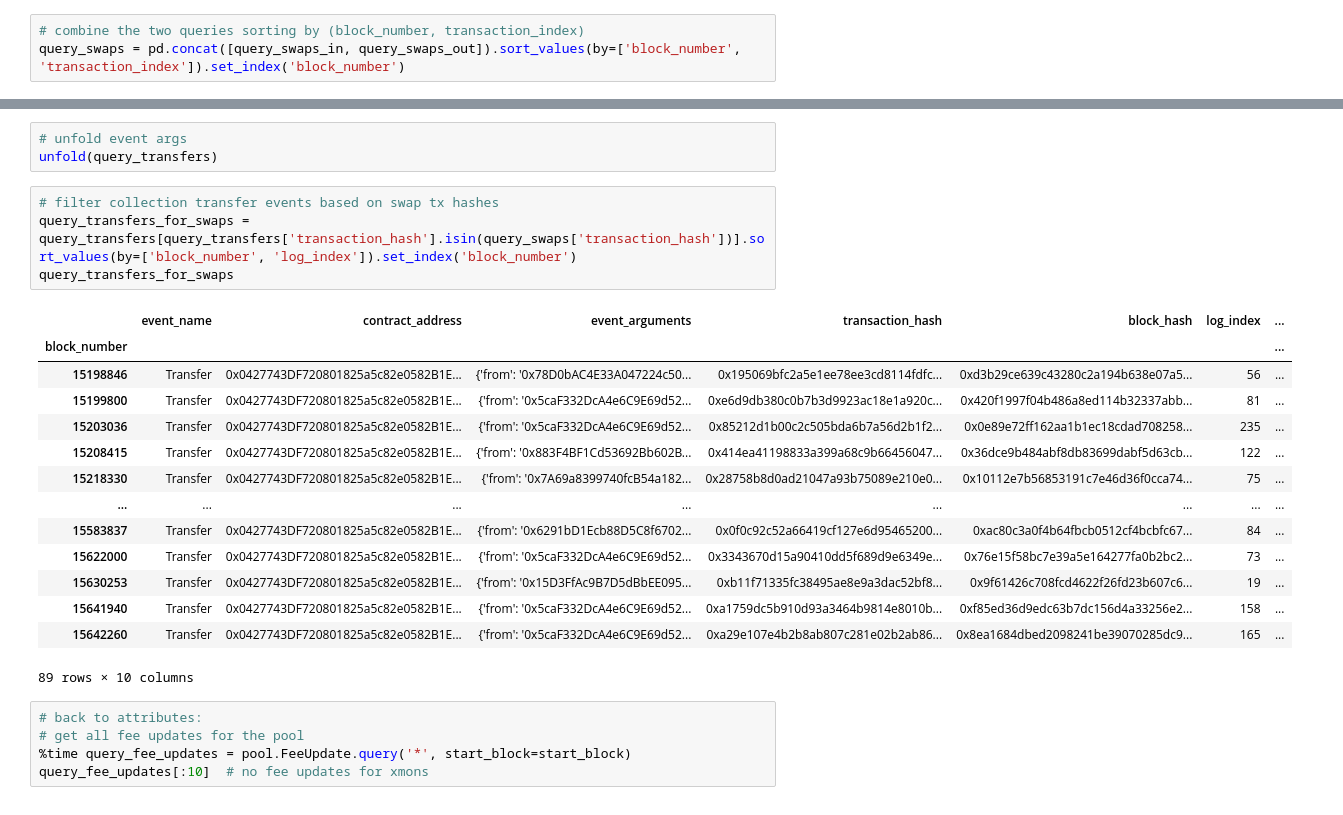
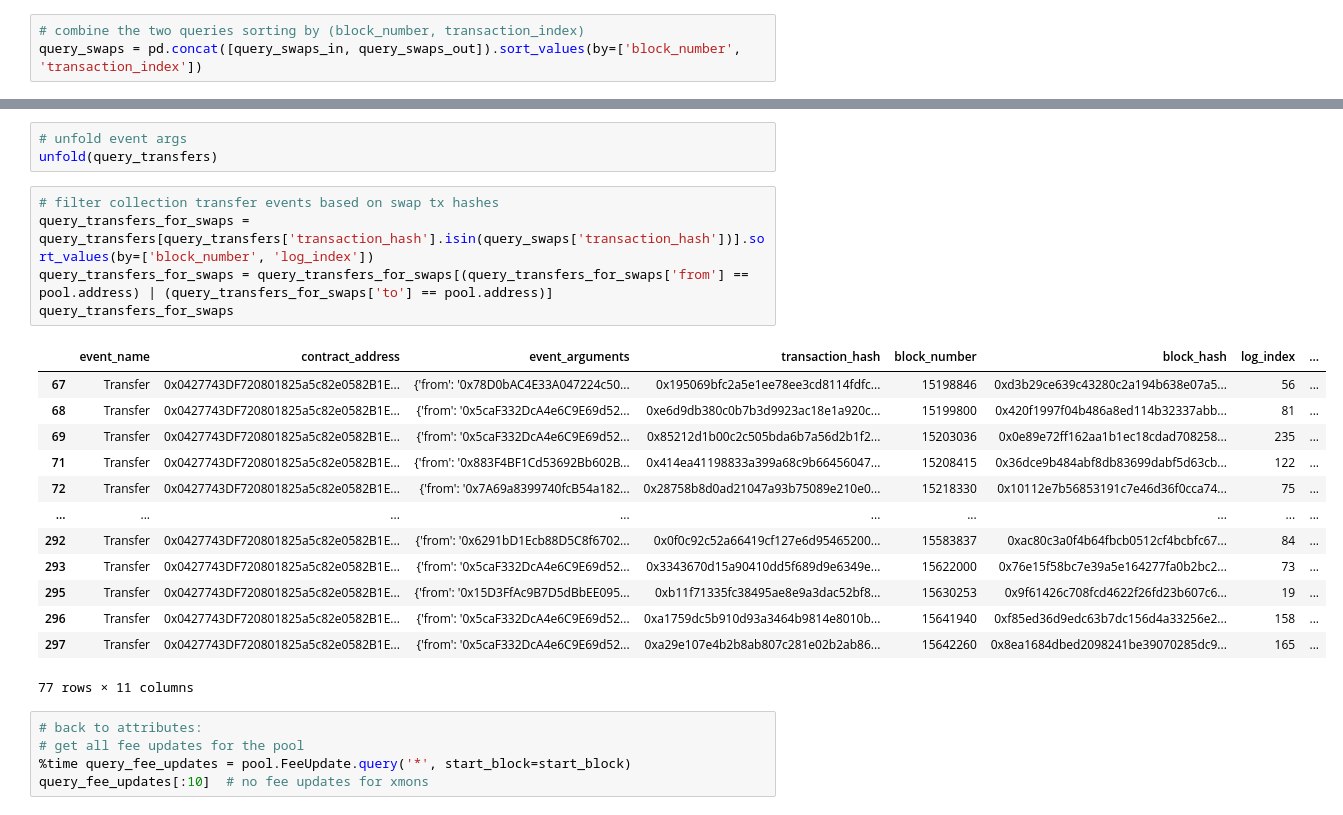
Before and after one commit to fmrmf/sudo-ape, a Jupyter notebook: notebook/sudo-pool.ipynb, the cells around one changed output, grey strips where cells are left out. Drawn from its saved outputs; the diff is of its cells as text.

```diff
--- a/notebook/sudo-pool.ipynb
+++ b/notebook/sudo-pool.ipynb
@@ -122,7 +122,7 @@ Wall time: 5min 55s
 | 9 | SwapNFTOutPair | 0x5caF332DcA4e6C9E69d52F320c21e74... | {} | 0x33c9c5b3cb79dd803b74b57acb228bc... | 15310405 | 0x3660dfc5de165ec8af62f1787072ebc... | 130 | ... |
 # %%
 # combine the two queries sorting by (block_number, transaction_index)
-query_swaps = pd.concat([query_swaps_in, query_swaps_out]).sort_values(by=['block_number', 'transaction_index']).set_index('block_number')
+query_swaps = pd.concat([query_swaps_in, query_swaps_out]).sort_values(by=['block_number', 'transaction_index'])
 # %%
 # get the transaction hashes from each swap to examine transfer events
 query_swaps['transaction_hash']
@@ -163,23 +162,23 @@ Wall time: 6min 10s
 unfold(query_transfers)
 # %%
 # filter collection transfer events based on swap tx hashes
-query_transfers_for_swaps = query_transfers[query_transfers['transaction_hash'].isin(query_swaps['transaction_hash'])].sort_values(by=['block_number', 'log_index']).set_index('block_number')
+query_transfers_for_swaps = query_transfers[query_transfers['transaction_hash'].isin(query_swaps['transaction_hash'])].sort_values(by=['block_number', 'log_index'])
+query_transfers_for_swaps = query_transfers_for_swaps[(query_transfers_for_swaps['from'] == pool.address) | (query_transfers_for_swaps['to'] == pool.address)]
 query_transfers_for_swaps
 # %% [output]
-|  | event_name | contract_address | event_arguments | transaction_hash | block_hash | log_index | ... |
-| block_number |  |  |  |  |  |  | ... |
-| 15198846 | Transfer | 0x0427743DF720801825a5c82e0582B1E... | {'from': '0x78D0bAC4E33A047224c50... | 0x195069bfc2a5e1ee78ee3cd8114fdfc... | 0xd3b29ce639c43280c2a194b638e07a5... | 56 | ... |
-| 15199800 | Transfer | 0x0427743DF720801825a5c82e0582B1E... | {'from': '0x5caF332DcA4e6C9E69d52... | 0xe6d9db380c0b7b3d9923ac18e1a920c... | 0x420f1997f04b486a8ed114b32337abb... | 81 | ... |
-| 15203036 | Transfer | 0x0427743DF720801825a5c82e0582B1E... | {'from': '0x5caF332DcA4e6C9E69d52... | 0x85212d1b00c2c505bda6b7a56d2b1f2... | 0x0e89e72ff162aa1b1ec18cdad708258... | 235 | ... |
-| 15208415 | Transfer | 0x0427743DF720801825a5c82e0582B1E... | {'from': '0x883F4BF1Cd53692Bb602B... | 0x414ea41198833a399a68c9b66456047... | 0x36dce9b484abf8db83699dabf5d63cb... | 122 | ... |
-| 15218330 | Transfer | 0x0427743DF720801825a5c82e0582B1E... | {'from': '0x7A69a8399740fcB54a182... | 0x28758b8d0ad21047a93b75089e210e0... | 0x10112e7b56853191c7e46d36f0cca74... | 75 | ... |
-| ... | ... | ... | ... | ... | ... | ... | ... |
-| 15583837 | Transfer | 0x0427743DF720801825a5c82e0582B1E... | {'from': '0x6291bD1Ecb88D5C8f6702... | 0x0f0c92c52a66419cf127e6d95465200... | 0xac80c3a0f4b64fbcb0512cf4bcbfc67... | 84 | ... |
-| 15622000 | Transfer | 0x0427743DF720801825a5c82e0582B1E... | {'from': '0x5caF332DcA4e6C9E69d52... | 0x3343670d15a90410dd5f689d9e6349e... | 0x76e15f58bc7e39a5e164277fa0b2bc2... | 73 | ... |
-| 15630253 | Transfer | 0x0427743DF720801825a5c82e0582B1E... | {'from': '0x15D3FfAc9B7D5dBbEE095... | 0xb11f71335fc38495ae8e9a3dac52bf8... | 0x9f61426c708fcd4622f26fd23b607c6... | 19 | ... |
-| 15641940 | Transfer | 0x0427743DF720801825a5c82e0582B1E... | {'from': '0x5caF332DcA4e6C9E69d52... | 0xa1759dc5b910d93a3464b9814e8010b... | 0xf85ed36d9edc63b7dc156d4a33256e2... | 158 | ... |
-| 15642260 | Transfer | 0x0427743DF720801825a5c82e0582B1E... | {'from': '0x5caF332DcA4e6C9E69d52... | 0xa29e107e4b2b8ab807c281e02b2ab86... | 0x8ea1684dbed2098241be39070285dc9... | 165 | ... |
+|  | event_name | contract_address | event_arguments | transaction_hash | block_number | block_hash | log_index | ... |
+| 67 | Transfer | 0x0427743DF720801825a5c82e0582B1E... | {'from': '0x78D0bAC4E33A047224c50... | 0x195069bfc2a5e1ee78ee3cd8114fdfc... | 15198846 | 0xd3b29ce639c43280c2a194b638e07a5... | 56 | ... |
+| 68 | Transfer | 0x0427743DF720801825a5c82e0582B1E... | {'from': '0x5caF332DcA4e6C9E69d52... | 0xe6d9db380c0b7b3d9923ac18e1a920c... | 15199800 | 0x420f1997f04b486a8ed114b32337abb... | 81 | ... |
+| 69 | Transfer | 0x0427743DF720801825a5c82e0582B1E... | {'from': '0x5caF332DcA4e6C9E69d52... | 0x85212d1b00c2c505bda6b7a56d2b1f2... | 15203036 | 0x0e89e72ff162aa1b1ec18cdad708258... | 235 | ... |
+| 71 | Transfer | 0x0427743DF720801825a5c82e0582B1E... | {'from': '0x883F4BF1Cd53692Bb602B... | 0x414ea41198833a399a68c9b66456047... | 15208415 | 0x36dce9b484abf8db83699dabf5d63cb... | 122 | ... |
+| 72 | Transfer | 0x0427743DF720801825a5c82e0582B1E... | {'from': '0x7A69a8399740fcB54a182... | 0x28758b8d0ad21047a93b75089e210e0... | 15218330 | 0x10112e7b56853191c7e46d36f0cca74... | 75 | ... |
+| ... | ... | ... | ... | ... | ... | ... | ... | ... |
+| 292 | Transfer | 0x0427743DF720801825a5c82e0582B1E... | {'from': '0x6291bD1Ecb88D5C8f6702... | 0x0f0c92c52a66419cf127e6d95465200... | 15583837 | 0xac80c3a0f4b64fbcb0512cf4bcbfc67... | 84 | ... |
+| 293 | Transfer | 0x0427743DF720801825a5c82e0582B1E... | {'from': '0x5caF332DcA4e6C9E69d52... | 0x3343670d15a90410dd5f689d9e6349e... | 15622000 | 0x76e15f58bc7e39a5e164277fa0b2bc2... | 73 | ... |
+| 295 | Transfer | 0x0427743DF720801825a5c82e0582B1E... | {'from': '0x15D3FfAc9B7D5dBbEE095... | 0xb11f71335fc38495ae8e9a3dac52bf8... | 15630253 | 0x9f61426c708fcd4622f26fd23b607c6... | 19 | ... |
+| 296 | Transfer | 0x0427743DF720801825a5c82e0582B1E... | {'from': '0x5caF332DcA4e6C9E69d52... | 0xa1759dc5b910d93a3464b9814e8010b... | 15641940 | 0xf85ed36d9edc63b7dc156d4a33256e2... | 158 | ... |
+| 297 | Transfer | 0x0427743DF720801825a5c82e0582B1E... | {'from': '0x5caF332DcA4e6C9E69d52... | 0xa29e107e4b2b8ab807c281e02b2ab86... | 15642260 | 0x8ea1684dbed2098241be39070285dc9... | 165 | ... |
-89 rows × 10 columns
+77 rows × 11 columns
 # %%
 # back to attributes:
 # get all fee updates for the pool
```
Also changed, not shown: parts of 25 cells of this notebook, 3 other files.
